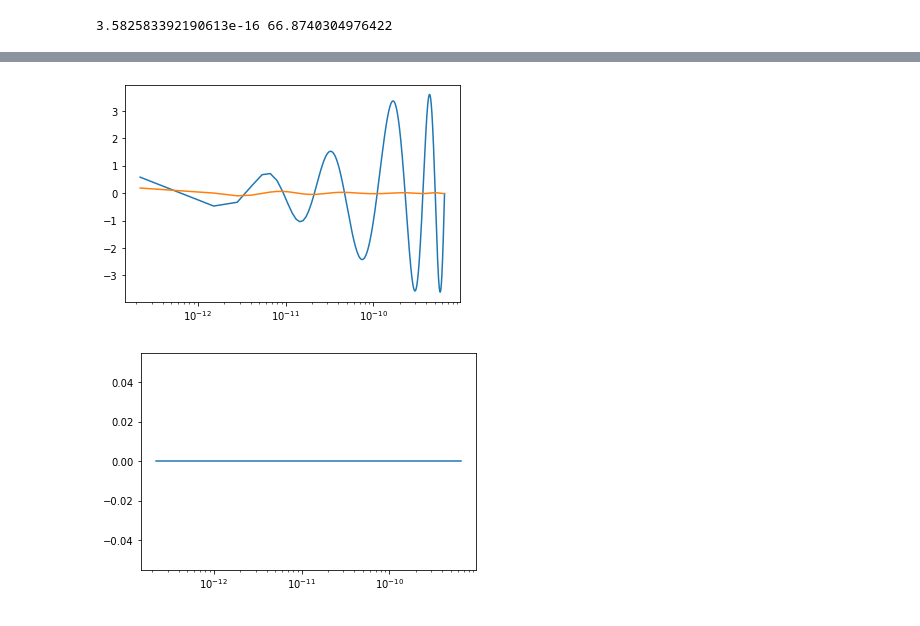
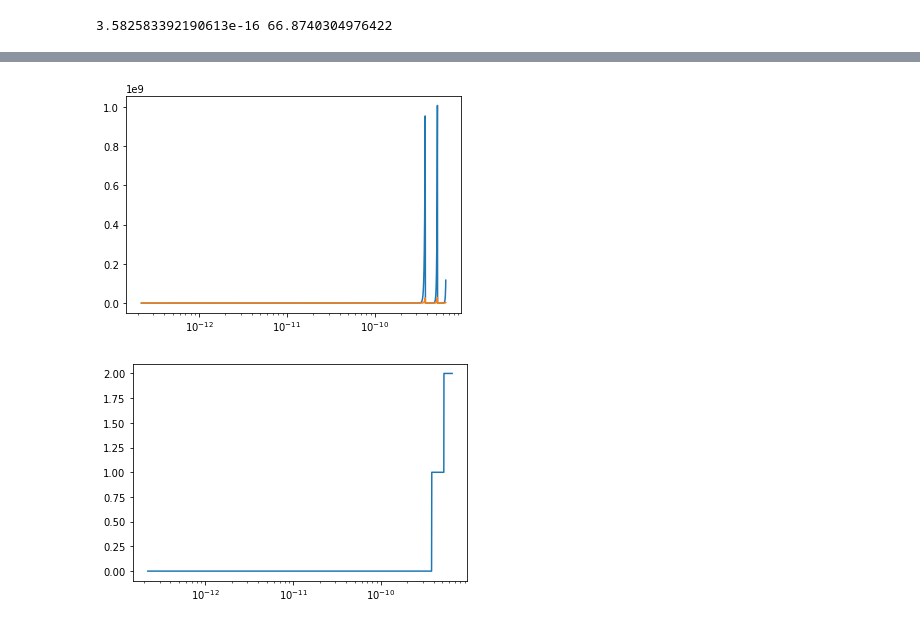
Before and after one commit to Roman-HLIS-Cosmology-PIT/HAZARD-simulator, a Jupyter notebook: EmilyWork/GCR_Sim_Dirac (2).ipynb, the cells around one changed output, grey strips where cells are left out. Cells and saved outputs as stored; diff of their text form; code cells hidden in the pictures.

```diff
--- a/EmilyWork/GCR_Sim_Dirac (2).ipynb
+++ b/EmilyWork/GCR_Sim_Dirac (2).ipynb
@@ -179,7 +179,7 @@ class ElectronWaveFunctionGRC:
 n=1
 k = 1
 #tol = 1e-10
-Nr = 500
+Nr = 3000
 hmin = .5 * 1.60218e-19 #band gap energy eV to J
 hmax = 10e6* 1.60218e-19 #takes me up to a MeV for now to J
 h = np.sqrt(hmin*hmax)
@@ -214,11 +214,11 @@ def iterate_for_zeros(h,s,n,k,Z,hsarray,sarray,nzeros):
             hsarray.append(h)
         s = np.sqrt(s)
         sarray.append(s)
-    return temp_data_rs, temp_data_Fs, temp_data_Gs, coeff, K_count
+    return {'rs':temp_data_rs,'Fs_int_out': temp_data_Fs,'Gs_int_out': temp_data_Gs,'coeff_out': coeff,'K_count': K_count }
 # %%
 data = iterate_for_zeros(h,s,n,k,Z,tested_hs,tested_s,n_zeros)
 # %%
-n2=10
+n2=4
 k2 = 1
 #tol = 1e-10
 h2 = np.sqrt(hmin*hmax)
@@ -253,21 +253,21 @@ tested_hs, tested_s
 # %%
 #plt.plot(data[0],data[1])
 #plt.plot(data[0],data[2])
-plt.plot(data2[0],data2[1])
-plt.plot(data2[0],data2[2])
+plt.plot(data2['rs'],np.abs(data2['Fs_int_out']))
+plt.plot(data2['rs'],np.abs(data2['Gs_int_out']))
 
 plt.xscale('log')
 #plt.yscale('symlog')
 plt.show()
 
 #plt.plot(data[0],data[4])
-plt.plot(data2[0],data2[4])
+plt.plot(data2['rs'],data2['K_count'])
 plt.xscale('log')
 #plt.yscale('symlog')
 plt.show()
 # %% [output]
-[figure, old version]
+[figure, new version]
-[figure, old version]
+[figure, new version]
 # %%
 np.array(tested_hs)/1.60218e-19
 # %% [output]
```
Also changed, not shown: parts of 31 cells of this notebook.
